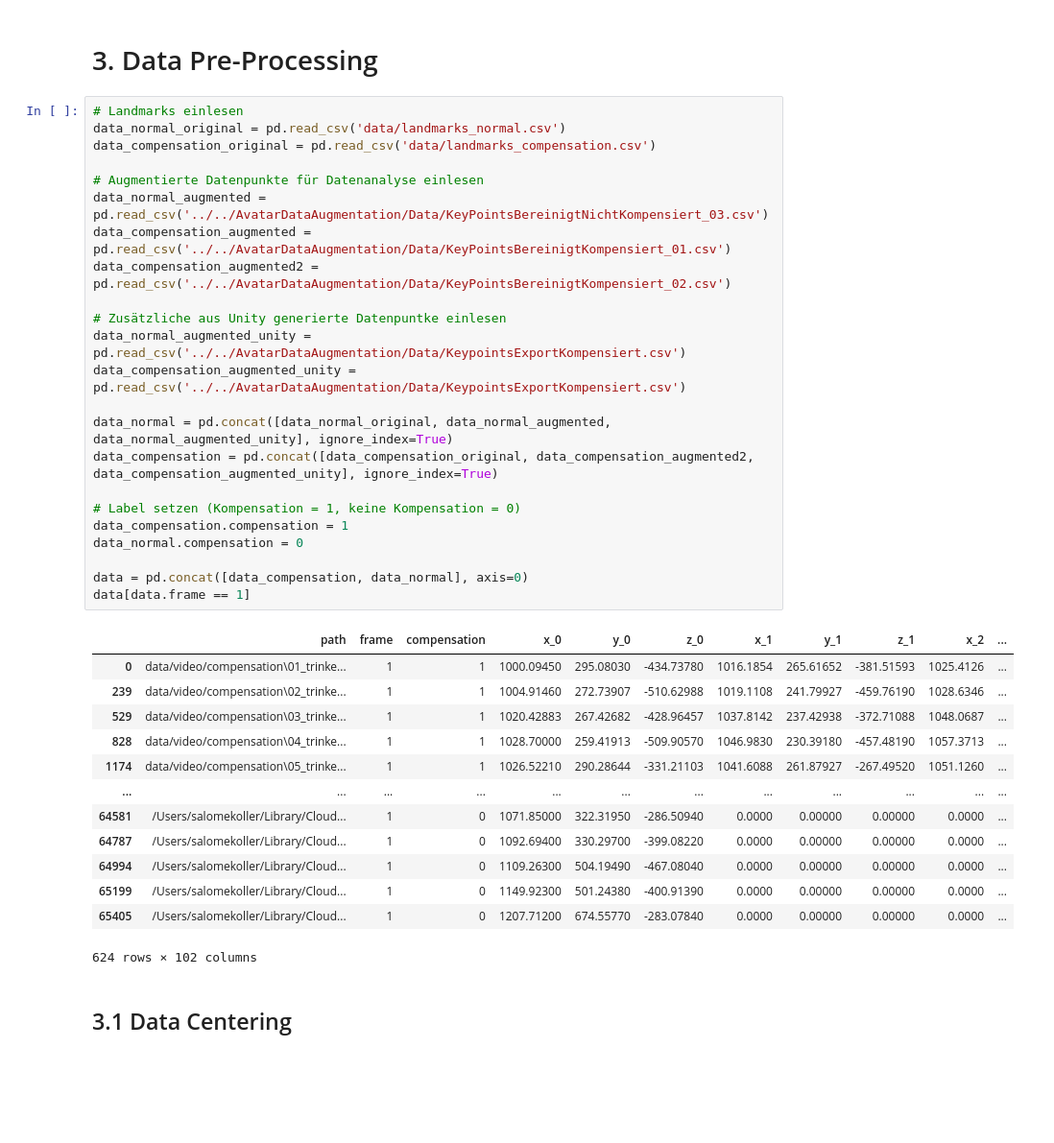
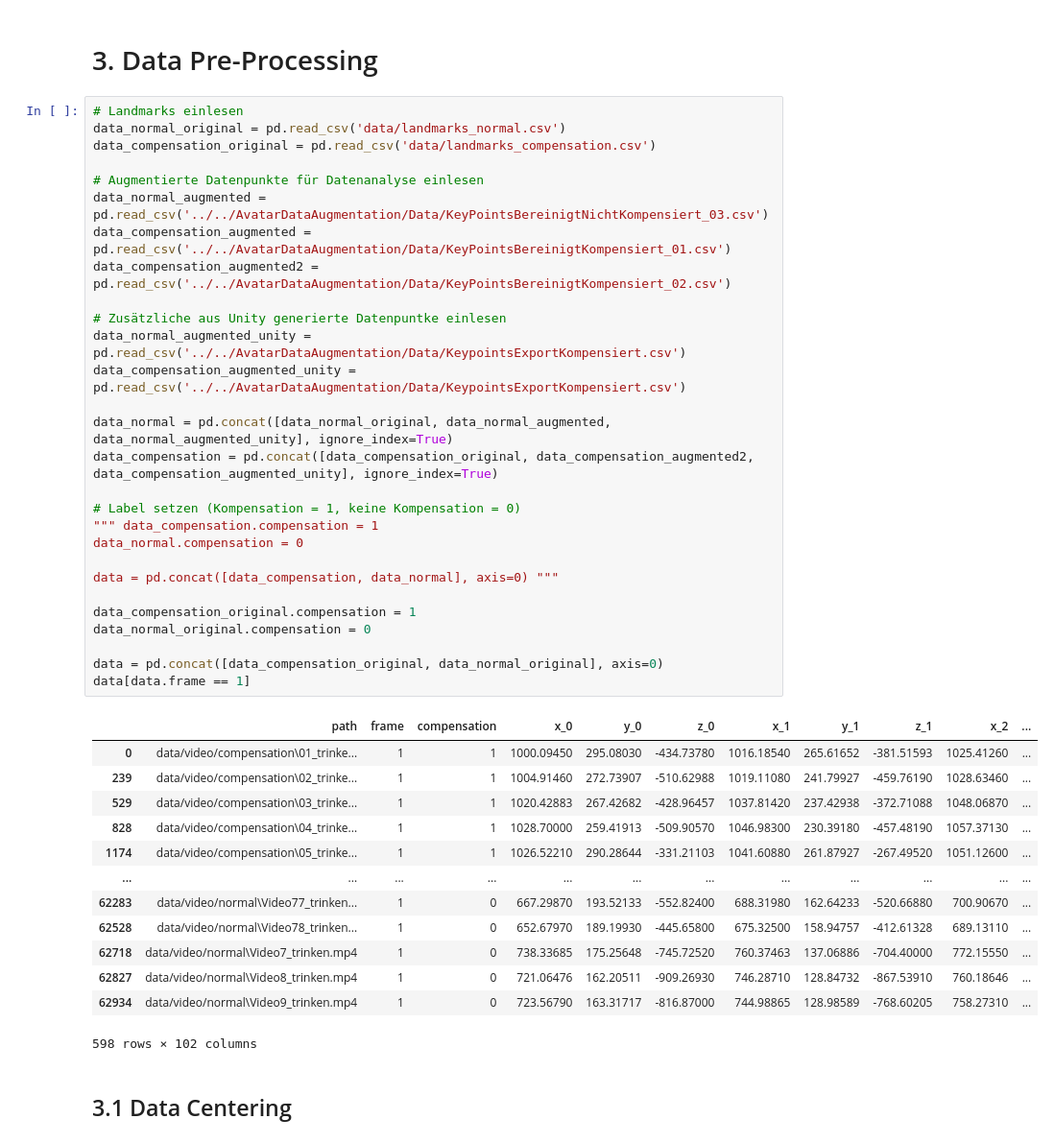
Before and after one commit to kollesal/VR-Quest, a Jupyter notebook: Assets/AvatarDataAugmentation/02 Data Augmentation: Modellerweiterung/Drinking Task Pipeline Augmented.ipynb, the cells around one changed output. Shown: that part at 96% size. Saved outputs shown, nothing was run; the diff lists cells and outputs as text; blank space fills up the shorter version.

```diff
--- a/Assets/AvatarDataAugmentation/02 Data Augmentation: Modellerweiterung/Drinking Task Pipeline Augmented.ipynb
+++ b/Assets/AvatarDataAugmentation/02 Data Augmentation: Modellerweiterung/Drinking Task Pipeline Augmented.ipynb
@@ -48,40 +48,45 @@ def extract_landmarks_compensation():
 # %%
 # Landmarks einlesen
 data_normal_original = pd.read_csv('data/landmarks_normal.csv')
 data_compensation_original = pd.read_csv('data/landmarks_compensation.csv')
 
 # Augmentierte Datenpunkte für Datenanalyse einlesen
 data_normal_augmented = pd.read_csv('../../AvatarDataAugmentation/Data/KeyPointsBereinigtNichtKompensiert_03.csv')
 data_compensation_augmented = pd.read_csv('../../AvatarDataAugmentation/Data/KeyPointsBereinigtKompensiert_01.csv')
 data_compensation_augmented2 = pd.read_csv('../../AvatarDataAugmentation/Data/KeyPointsBereinigtKompensiert_02.csv')
 
 # Zusätzliche aus Unity generierte Datenpuntke einlesen
 data_normal_augmented_unity = pd.read_csv('../../AvatarDataAugmentation/Data/KeypointsExportKompensiert.csv')
 data_compensation_augmented_unity = pd.read_csv('../../AvatarDataAugmentation/Data/KeypointsExportKompensiert.csv')
 
 data_normal = pd.concat([data_normal_original, data_normal_augmented, data_normal_augmented_unity], ignore_index=True)
 data_compensation = pd.concat([data_compensation_original, data_compensation_augmented2, data_compensation_augmented_unity], ignore_index=True)
 
 # Label setzen (Kompensation = 1, keine Kompensation = 0)
-data_compensation.compensation = 1
+""" data_compensation.compensation = 1
 data_normal.compensation = 0
 
-data = pd.concat([data_compensation, data_normal], axis=0)
+data = pd.concat([data_compensation, data_normal], axis=0) """
+
+data_compensation_original.compensation = 1
+data_normal_original.compensation = 0
+
+data = pd.concat([data_compensation_original, data_normal_original], axis=0)
 data[data.frame == 1]
 # %% [output]
 |  | path | frame | compensation | x_0 | y_0 | z_0 | x_1 | y_1 | z_1 | x_2 | ... |
-| 0 | data/video/compensation\01_trinke... | 1 | 1 | 1000.09450 | 295.08030 | -434.73780 | 1016.1854 | 265.61652 | -381.51593 | 1025.4126 | ... |
-| 239 | data/video/compensation\02_trinke... | 1 | 1 | 1004.91460 | 272.73907 | -510.62988 | 1019.1108 | 241.79927 | -459.76190 | 1028.6346 | ... |
-| 529 | data/video/compensation\03_trinke... | 1 | 1 | 1020.42883 | 267.42682 | -428.96457 | 1037.8142 | 237.42938 | -372.71088 | 1048.0687 | ... |
-| 828 | data/video/compensation\04_trinke... | 1 | 1 | 1028.70000 | 259.41913 | -509.90570 | 1046.9830 | 230.39180 | -457.48190 | 1057.3713 | ... |
-| 1174 | data/video/compensation\05_trinke... | 1 | 1 | 1026.52210 | 290.28644 | -331.21103 | 1041.6088 | 261.87927 | -267.49520 | 1051.1260 | ... |
+| 0 | data/video/compensation\01_trinke... | 1 | 1 | 1000.09450 | 295.08030 | -434.73780 | 1016.18540 | 265.61652 | -381.51593 | 1025.41260 | ... |
+| 239 | data/video/compensation\02_trinke... | 1 | 1 | 1004.91460 | 272.73907 | -510.62988 | 1019.11080 | 241.79927 | -459.76190 | 1028.63460 | ... |
+| 529 | data/video/compensation\03_trinke... | 1 | 1 | 1020.42883 | 267.42682 | -428.96457 | 1037.81420 | 237.42938 | -372.71088 | 1048.06870 | ... |
+| 828 | data/video/compensation\04_trinke... | 1 | 1 | 1028.70000 | 259.41913 | -509.90570 | 1046.98300 | 230.39180 | -457.48190 | 1057.37130 | ... |
+| 1174 | data/video/compensation\05_trinke... | 1 | 1 | 1026.52210 | 290.28644 | -331.21103 | 1041.60880 | 261.87927 | -267.49520 | 1051.12600 | ... |
 | ... | ... | ... | ... | ... | ... | ... | ... | ... | ... | ... | ... |
-| 64581 | /Users/salomekoller/Library/Cloud... | 1 | 0 | 1071.85000 | 322.31950 | -286.50940 | 0.0000 | 0.00000 | 0.00000 | 0.0000 | ... |
-| 64787 | /Users/salomekoller/Library/Cloud... | 1 | 0 | 1092.69400 | 330.29700 | -399.08220 | 0.0000 | 0.00000 | 0.00000 | 0.0000 | ... |
-| 64994 | /Users/salomekoller/Library/Cloud... | 1 | 0 | 1109.26300 | 504.19490 | -467.08040 | 0.0000 | 0.00000 | 0.00000 | 0.0000 | ... |
-| 65199 | /Users/salomekoller/Library/Cloud... | 1 | 0 | 1149.92300 | 501.24380 | -400.91390 | 0.0000 | 0.00000 | 0.00000 | 0.0000 | ... |
-| 65405 | /Users/salomekoller/Library/Cloud... | 1 | 0 | 1207.71200 | 674.55770 | -283.07840 | 0.0000 | 0.00000 | 0.00000 | 0.0000 | ... |
+| 62283 | data/video/normal\Video77_trinken... | 1 | 0 | 667.29870 | 193.52133 | -552.82400 | 688.31980 | 162.64233 | -520.66880 | 700.90670 | ... |
+| 62528 | data/video/normal\Video78_trinken... | 1 | 0 | 652.67970 | 189.19930 | -445.65800 | 675.32500 | 158.94757 | -412.61328 | 689.13110 | ... |
+| 62718 | data/video/normal\Video7_trinken.mp4 | 1 | 0 | 738.33685 | 175.25648 | -745.72520 | 760.37463 | 137.06886 | -704.40000 | 772.15550 | ... |
+| 62827 | data/video/normal\Video8_trinken.mp4 | 1 | 0 | 721.06476 | 162.20511 | -909.26930 | 746.28710 | 128.84732 | -867.53910 | 760.18646 | ... |
+| 62934 | data/video/normal\Video9_trinken.mp4 | 1 | 0 | 723.56790 | 163.31717 | -816.87000 | 744.98865 | 128.98589 | -768.60205 | 758.27310 | ... |
-624 rows × 102 columns
+598 rows × 102 columns
 # %% [markdown]
 ## 3.1 Data Centering
 # %%
```
Also changed, not shown: parts of 19 cells of this notebook, 13 other files.
